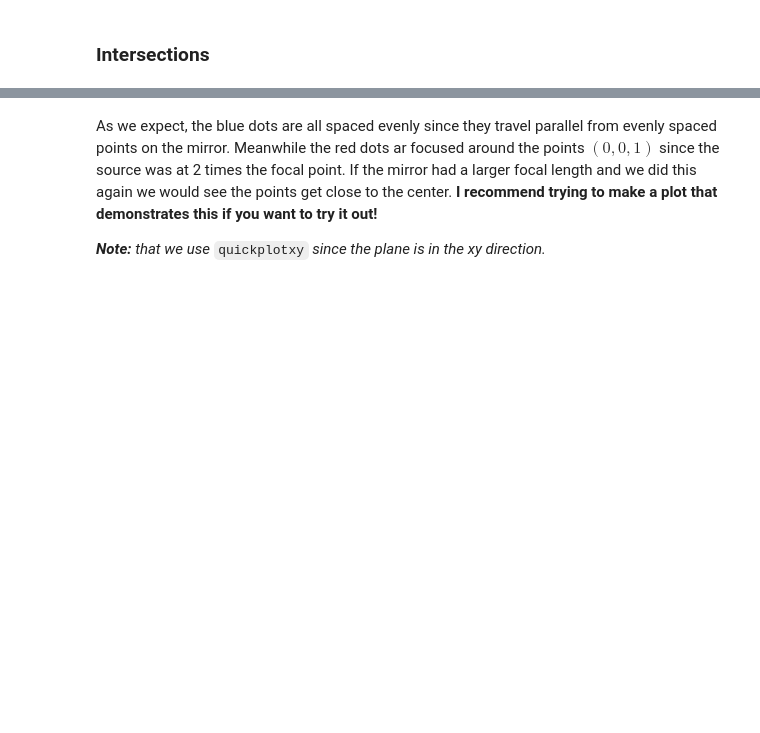
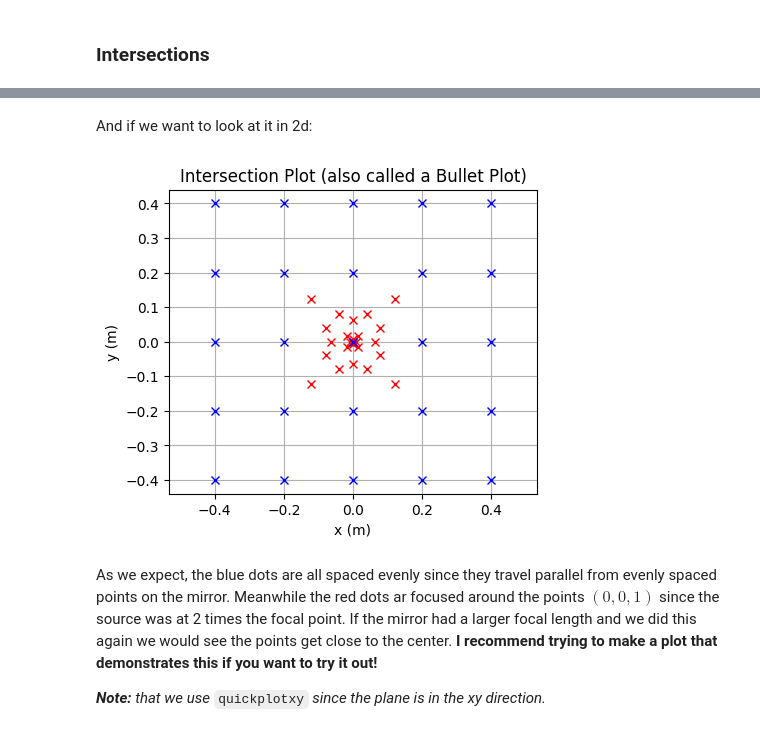
Before and after one commit to sandialabs/OpenCSP, a Jupyter notebook: example/csp/base_classes_and_ray_trace.ipynb, the cells around one changed output, grey strips where cells are left out. Saved outputs shown, nothing was run; the diff lists cells and outputs as text; code cells hidden in the pictures; blank space fills up the shorter version.

```diff
--- a/example/csp/base_classes_and_ray_trace.ipynb
+++ b/example/csp/base_classes_and_ray_trace.ipynb
@@ -605,3 +614,17 @@ fig_record.view.show()
+# %% [markdown]
+And if we want to look at it in 2d:
+# %%
+
+# DRAWING
+style1 = rcps.RenderControlPointSeq(color='b')
+style2 = rcps.RenderControlPointSeq(color='r')
+
+fig_record, _ = quick_plotxy("Intersection Plot (also called a Bullet Plot)")
+intersection2.draw(fig_record.view, style2)
+intersection1.draw(fig_record.view, style1)
+fig_record.view.show()
+# %% [output]
+[figure, added]
 # %% [markdown]
 As we expect, the blue dots are all spaced evenly since they travel parallel from evenly spaced points on the mirror. Meanwhile the red dots ar focused around the points $(0,0,1)$ since the source was at 2 times the focal point. If the mirror had a larger focal length and we did this again we would see the points get close to the center. **I recommend trying to make a plot that demonstrates this if you want to try it out!**
 
```
Also changed, not shown: parts of 11 cells of this notebook, 1 other file.
